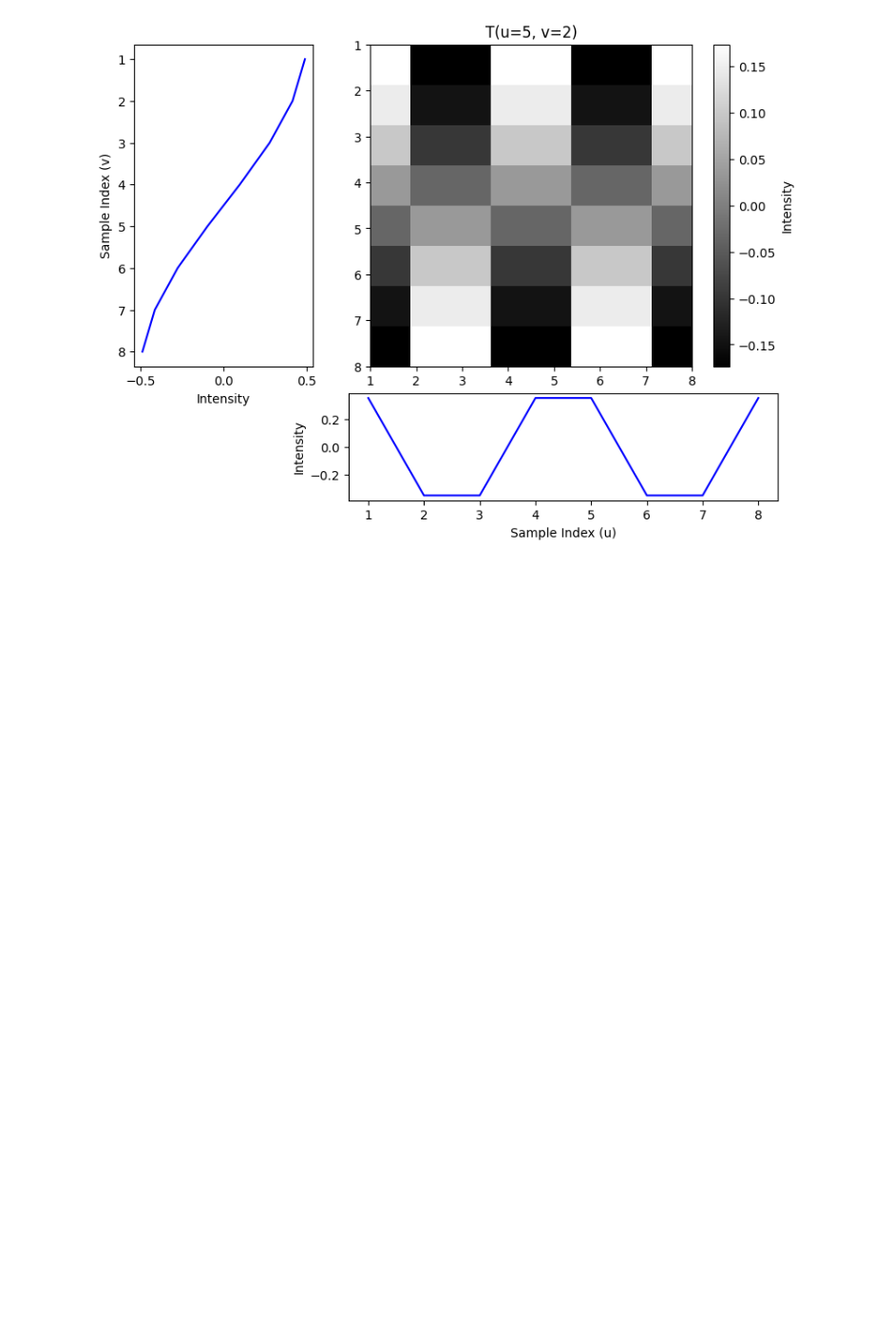
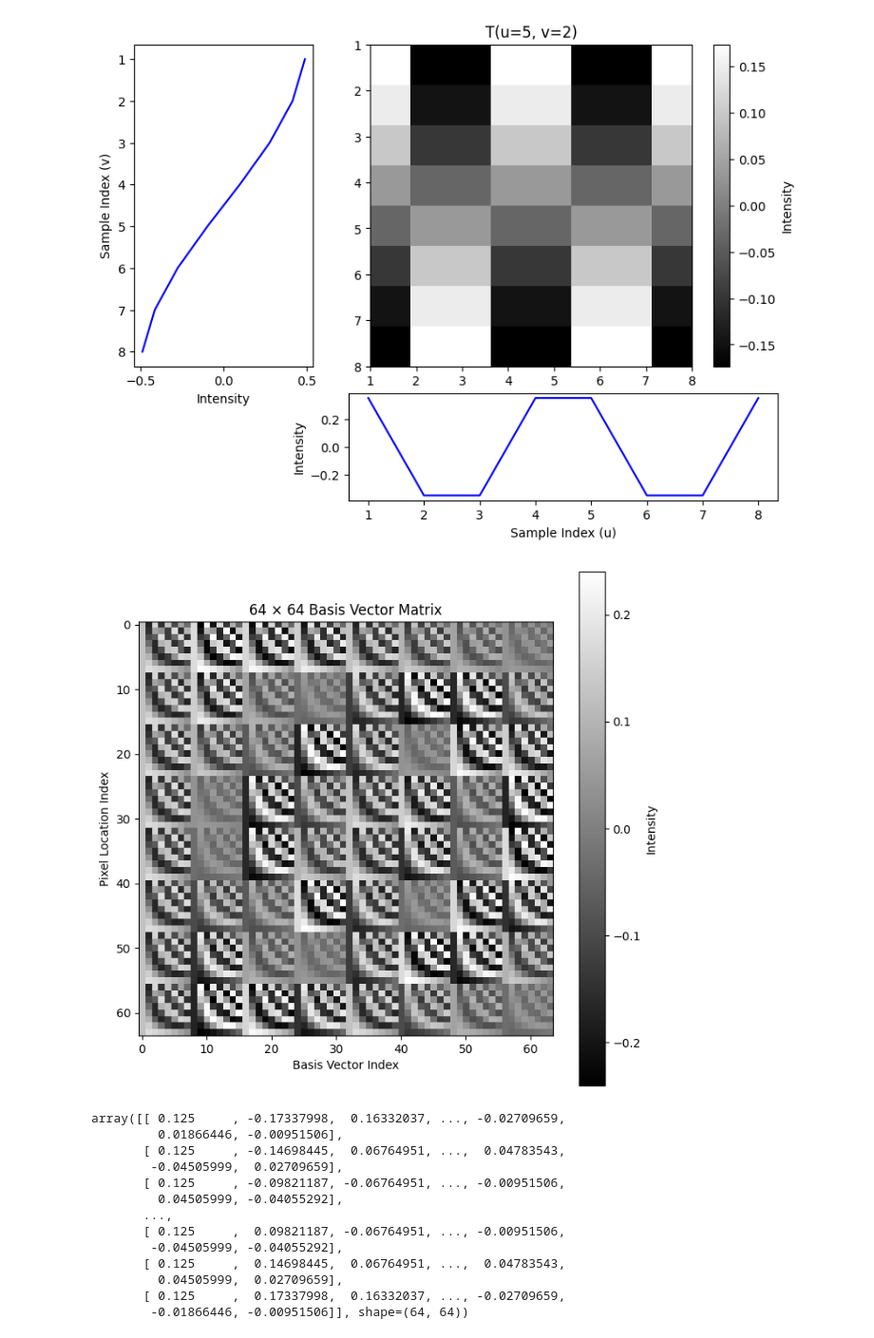
Before and after one commit to rngtang/image-recovery, a Jupyter notebook: checkpoint1/basis_matrix.ipynb, the cells around one changed output. Shown: that part at 95% size. Drawn from its saved outputs; the diff is of its cells as text; code cells hidden in the pictures; blank space fills up the shorter version.

Commit message:
generated basis vector matrix

```diff
--- a/checkpoint1/basis_matrix.ipynb
+++ b/checkpoint1/basis_matrix.ipynb
@@ -24,7 +24,7 @@ def beta(v, Q):
         return np.sqrt(2/Q)
 # %%
 # Function to compute the basis chip
-def basis_chip(u, v, P=8, Q=8):
+def display_basis_chip(u, v, P=8, Q=8):
     # Compute alpha and beta
     a_u = alpha(u, P)
     b_v = beta(v, Q)
@@ -82,0 +100,46 @@ chip = basis_chip(5, 2, P, Q)
+# %%
+# Function to calculate convert basis chip into basis vector
+def get_basis_vector_matrix(K=8):
+    num_basis_vectors = K**2
+
+    # Initialize the 64x64 basis vector matrix
+    basis_vector_matrix = np.zeros((num_basis_vectors, num_basis_vectors))
+
+    # Get all basis chips and rasterize them into column vectors
+    index = 0
+    for u in range(1, K + 1):
+        for v in range(1, K + 1):
+            # Get the basis chip
+            basis_chip = get_basis_chip(u, v, P=K, Q=K)
+
+            # Rasterize the basis chip into a column vector
+            basis_vector_matrix[:, index] = basis_chip.flatten(order='F')
+            index += 1
+
+    # Display the basis vector matrix
+    plt.figure(figsize=(8, 8))
+    plt.imshow(basis_vector_matrix, cmap='gray')
+    plt.title("64 × 64 Basis Vector Matrix")
+    plt.colorbar(label="Intensity")
+    plt.xlabel("Basis Vector Index")
+    plt.ylabel("Pixel Location Index")
+    plt.show()
+
+    return basis_vector_matrix
+# %%
+get_basis_vector_matrix(8)
+# %% [output]
+[figure, added]
+array([[ 0.125     , -0.17337998,  0.16332037, ..., -0.02709659,
+         0.01866446, -0.00951506],
+       [ 0.125     , -0.14698445,  0.06764951, ...,  0.04783543,
+        -0.04505999,  0.02709659],
+       [ 0.125     , -0.09821187, -0.06764951, ..., -0.00951506,
+         0.04505999, -0.04055292],
+       ...,
+       [ 0.125     ,  0.09821187, -0.06764951, ..., -0.00951506,
+        -0.04505999, -0.04055292],
+       [ 0.125     ,  0.14698445,  0.06764951, ...,  0.04783543,
+         0.04505999,  0.02709659],
+       [ 0.125     ,  0.17337998,  0.16332037, ..., -0.02709659,
+        -0.01866446, -0.00951506]], shape=(64, 64))
```
Also changed, not shown: parts of 3 cells of this notebook.
